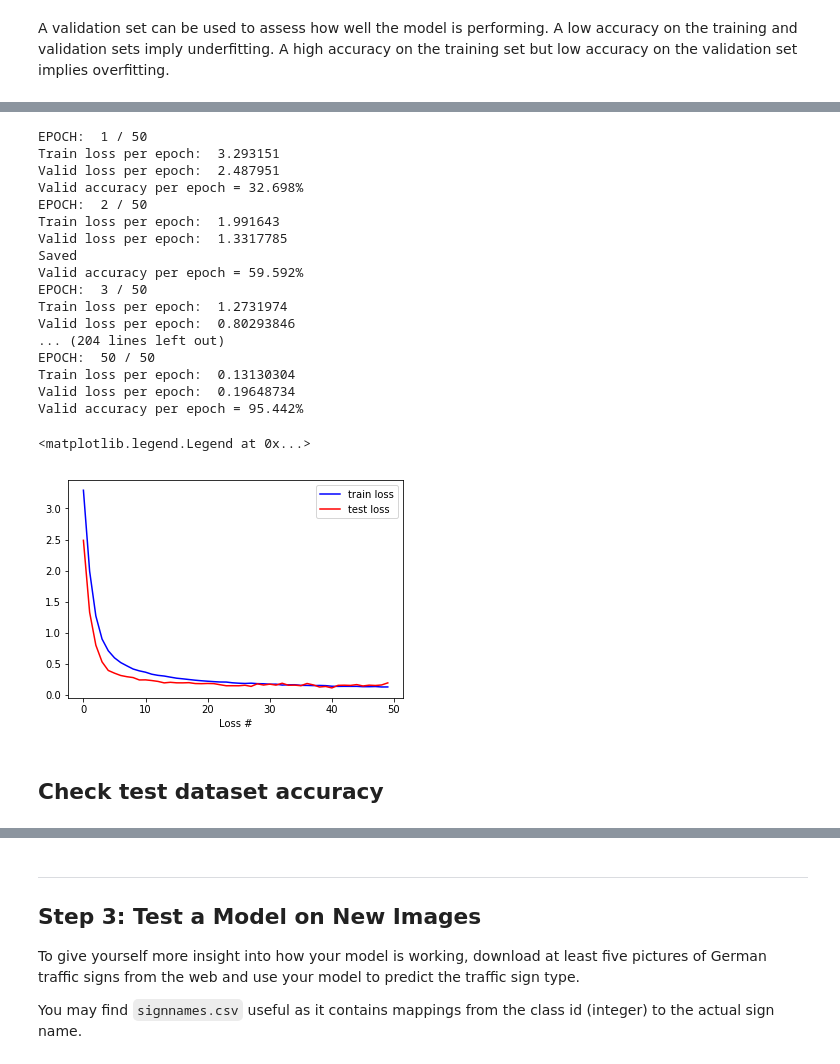
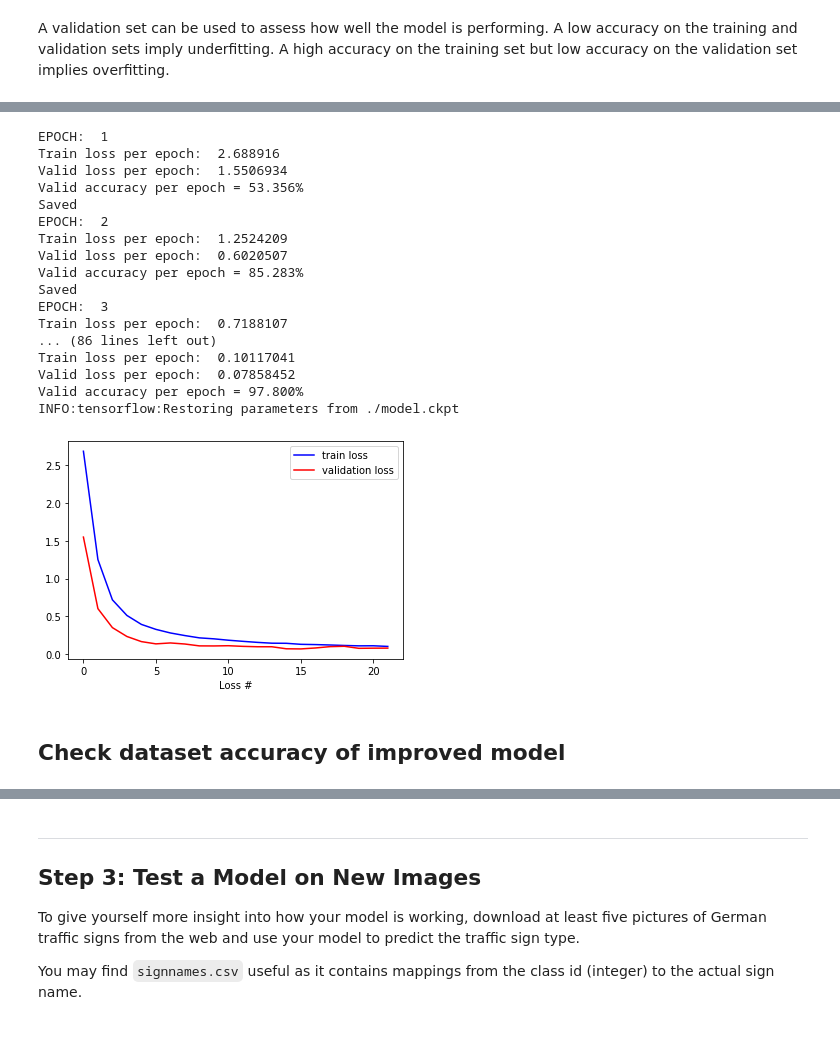
Before and after one commit to mishmetall/udacity_self_driving_car, a Jupyter notebook: Project_3/Traffic_Sign_Classifier.ipynb, the cells around one changed output, grey strips where cells are left out. Drawn from its saved outputs; the diff is of its cells as text; code cells hidden in the pictures; blank space fills up the shorter version.

```diff
--- a/Project_3/Traffic_Sign_Classifier.ipynb
+++ b/Project_3/Traffic_Sign_Classifier.ipynb
@@ -451,10 +517,15 @@ Valid accuracy per epoch = 95.556%
 epoch_train_losses = []
 valid_losses = []
 
+max_no_improv = 5 # max epochs without validation accuracy loss
+no_improv = 0
+best_valid_acc = 0
+
 #### MAIN  LOOP
-for e in range(EPOCH):
+e = 0
+while True:
 
-    print("EPOCH: ", e+1, "/", EPOCH)
+    print("EPOCH: ", e+1)
 
     ds_train.shuffle()
     losses = []
@@ -486,38 +557,46 @@ for e in range(EPOCH):
 
     valid_losses.append(np.mean(np.asarray(losses)))
     print("Valid loss per epoch: ", valid_losses[-1])
-    if ( len(valid_losses) > 1 and valid_losses[-1] <= min(valid_losses) ):
-        saver.save(sess, PATH2WEIGHTS)
-        print("Saved")
 
     validation_accuracy = tp / len(ds_valid)
     print("Valid accuracy per epoch = {:.3f}%".format(validation_accuracy * 100))
+
+    if best_valid_acc < validation_accuracy:
+        best_valid_acc = validation_accuracy
+        no_improv = 0
+
+        saver.save(sess, PATH2WEIGHTS)
+        print("Saved")
+    else:
+        no_improv += 1
+        if no_improv > max_no_improv:
+            break
+
+    e += 1 # increase epoch counter
+
+# load best model:
+saver.restore(sess, PATH2WEIGHTS)
 # %% [output]
-EPOCH:  1 / 50
-Train loss per epoch:  3.293151
-Valid loss per epoch:  2.487951
-Valid accuracy per epoch = 32.698%
-EPOCH:  2 / 50
-Train loss per epoch:  1.991643
-Valid loss per epoch:  1.3317785
+EPOCH:  1
+Train loss per epoch:  2.688916
+Valid loss per epoch:  1.5506934
+Valid accuracy per epoch = 53.356%
 Saved
-Valid accuracy per epoch = 59.592%
-EPOCH:  3 / 50
-Train loss per epoch:  1.2731974
-Valid loss per epoch:  0.80293846
-... (204 lines left out)
-EPOCH:  50 / 50
-Train loss per epoch:  0.13130304
-Valid loss per epoch:  0.19648734
-Valid accuracy per epoch = 95.442%
+EPOCH:  2
+Train loss per epoch:  1.2524209
+Valid loss per epoch:  0.6020507
+Valid accuracy per epoch = 85.283%
+Saved
+EPOCH:  3
+Train loss per epoch:  0.7188107
+... (86 lines left out)
+Train loss per epoch:  0.10117041
+Valid loss per epoch:  0.07858452
+Valid accuracy per epoch = 97.800%
+INFO:tensorflow:Restoring parameters from ./model.ckpt
-# %%
-plt.plot(range(len(epoch_train_losses)), epoch_train_losses, "b")
-plt.plot(range(len(valid_losses)), valid_losses, "r")
-plt.xlabel("Epoch #")
-plt.xlabel("Loss #")
-plt.legend(("train loss", "test loss"))
-# %% [output]
-<matplotlib.legend.Legend at 0x...>
-[figure, removed]
+# %%
+plot_losses(epoch_train_losses, valid_losses)
+# %% [output]
+[figure, added]
 # %% [markdown]
-## Check test dataset accuracy
+## Check dataset accuracy of improved model
```
Also changed, not shown: parts of 23 cells of this notebook, 13 other files.
